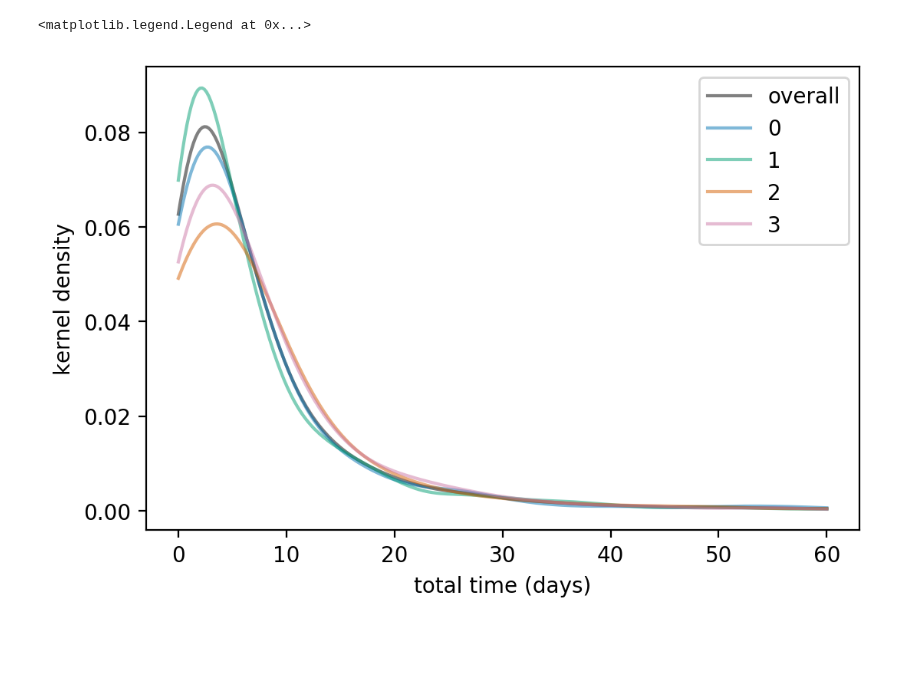
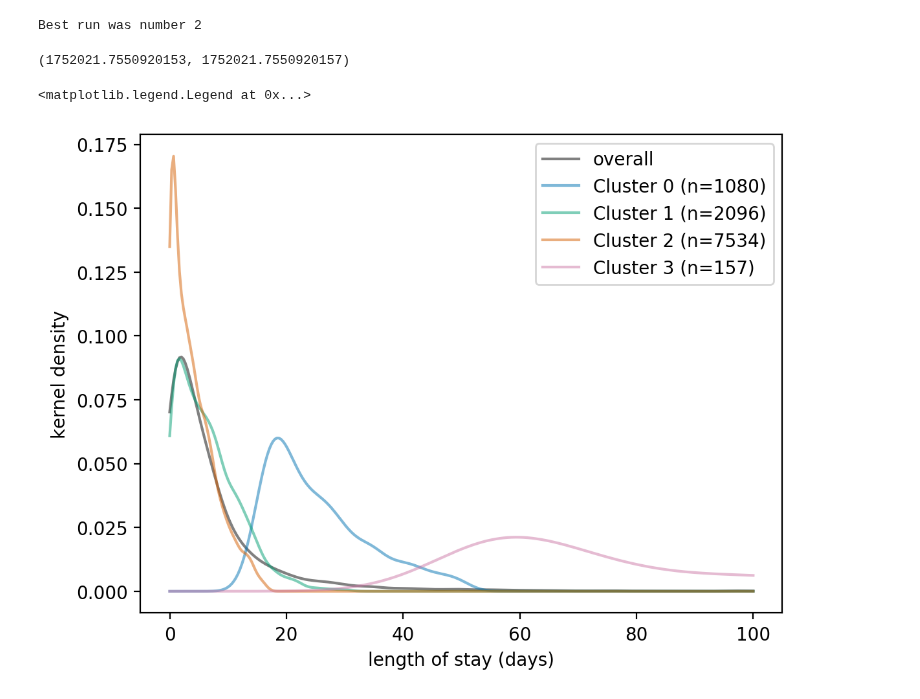
Before and after one commit to daffidwilde/copd-paper, a Jupyter notebook: nbs/clusters.ipynb, the cells around one changed output. Saved outputs shown, nothing was run; the diff lists cells and outputs as text; code cells hidden in the pictures; blank space fills up the shorter version.

```diff
--- a/nbs/clusters.ipynb
+++ b/nbs/clusters.ipynb
@@ -20,4 +28,5 @@ for col in copd.columns:
     if copd[col].isnull().sum() > .25 * len(copd):
         copd = copd.drop(col, axis=1)
 
+copd = copd[copd["true_los"] <= 365]
 copd = copd.dropna()
@@ -42,0 +116,15 @@ copd["total_time"] = (copd["discharge_date"] - copd["admission_date"]).dt\
+# %%
+kl = KneeLocator(
+    cluster_range,
+    knee_results,
+    curve_nature="convex",
+    curve_direction="decreasing",
+)
+
+n_clusters = kl.knee
+
+with open("../data/n_clusters.txt", "w") as f:
+    f.write(str(n_clusters))
+
+knee_results = pd.Series(index=cluster_range, data=knee_results)
+knee_results.to_csv("../data/knee_results.csv", header=False)
@@ -42,0 +135,4 @@ copd["total_time"] = (copd["discharge_date"] - copd["admission_date"]).dt\
+# %%
+knee_results = pd.read_csv("../data/knee_results.csv", header=None).set_index(0)
+with open("../data/n_clusters.txt", "r") as f:
+    n_clusters = int(f.read())
@@ -43,20 +153,40 @@ copd["total_time"] = (copd["discharge_date"] - copd["admission_date"]).dt\
+# %%
+kp = KPrototypes(n_clusters, init="matching", random_state=0, n_jobs=6, verbose=1)
+kp.fit(data, categorical=categorical)
+
+labels = kp.labels_
+copd["cluster"] = labels
+copd.to_csv("../data/copd_clustered.csv", index=False)
+# %% [output]
+Best run was number 2
+# %%
+knee_results.loc[n_clusters, 1], kp.cost_
+# %% [output]
+(1752021.7550920153, 1752021.7550920157)
 # %%
 fig, ax = plt.subplots(dpi=200)
 
-xs = np.linspace(0, 60, 300)
-kernel = stats.gaussian_kde(copd["total_time"])
+xs = np.linspace(0, 100, 300)
+kernel = stats.gaussian_kde(copd["true_los"])
 ax.plot(xs, kernel(xs), "gray", label="overall")
 
-for cluster, times in copd.groupby("cluster")["total_time"]:
+for cluster, times in copd.groupby("cluster")["true_los"]:
 
+    colour = colours[cluster]
     kernel = stats.gaussian_kde(times)
-    ax.plot(xs, kernel(xs), alpha=0.5, label=cluster)
+    ax.plot(
+        xs,
+        kernel(xs),
+        alpha=0.5,
+        color=colour,
+        label=f"Cluster {cluster} (n={len(times)})",
+    )
 
-ax.set_xlabel("total time (days)")
+ax.set_xlabel("length of stay (days)")
 ax.set_ylabel("kernel density")
 
 ax.legend()
 # %% [output]
 <matplotlib.legend.Legend at 0x...>
-[figure, old version]
+[figure, new version]
 # %%
```
Also changed, not shown: parts of 11 cells of this notebook, 2 other files.
